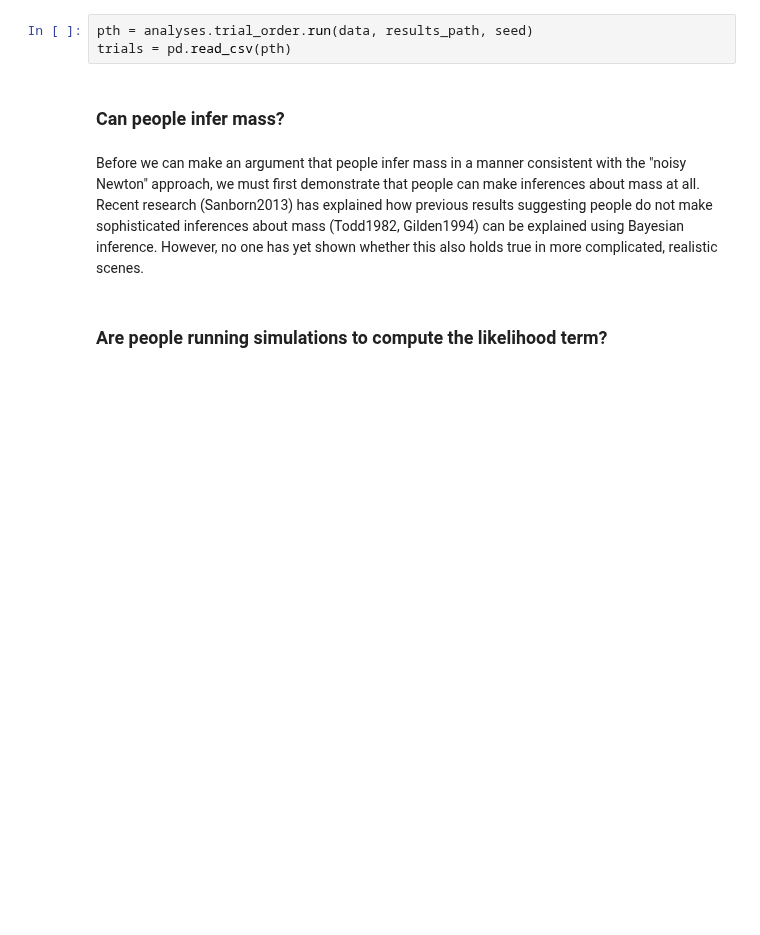
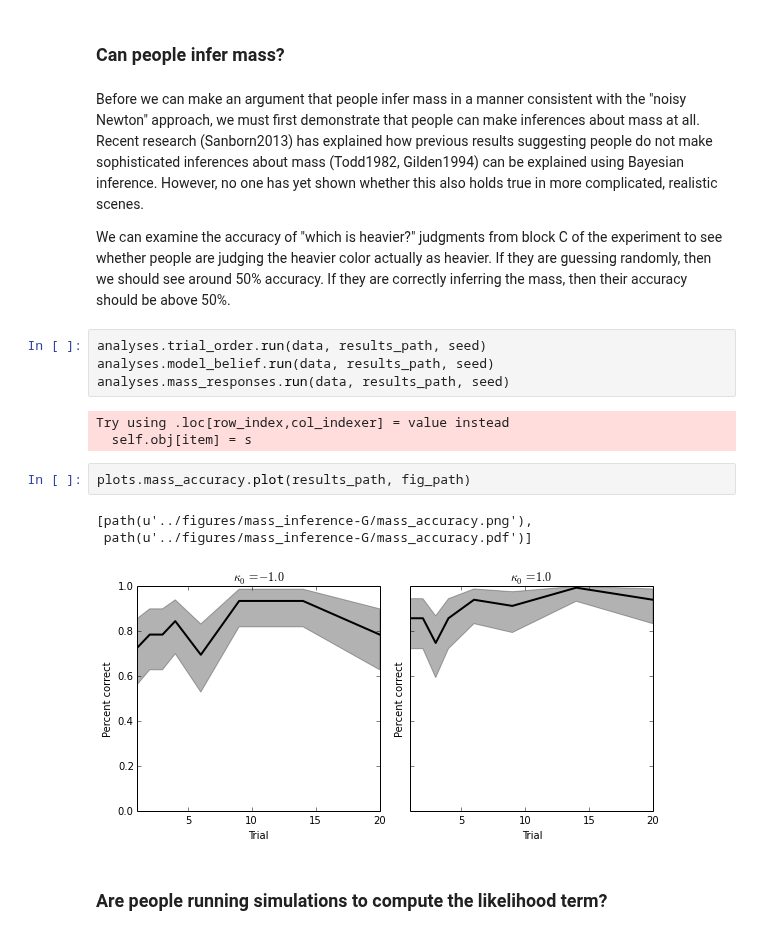
Before and after one commit to berkeley-cocosci/mass-inference, a Jupyter notebook: analysis/analysis.ipynb, the cells around one changed output. Saved outputs shown, nothing was run; the diff lists cells and outputs as text; blank space fills up the shorter version.

Commit message:
Add mass_accuracy and model_belief plots

```diff
--- a/analysis/analysis.ipynb
+++ b/analysis/analysis.ipynb
@@ -135,12 +135,24 @@ pd.read_csv(pth).set_index(['block', 'X', 'Y'])
 |  | ModelIS | Human | 0.156910 | 0.434117 | 0.656734 |
 |  | ModelS | Human | 0.659157 | 0.791958 | 0.877993 |
 6 rows × 3 columns
-# %%
-pth = analyses.trial_order.run(data, results_path, seed)
-trials = pd.read_csv(pth)
 # %% [markdown]
 ### Can people infer mass?
 # %% [markdown]
 Before we can make an argument that people infer mass in a manner consistent with the "noisy Newton" approach, we must first demonstrate that people can make inferences about mass at all. Recent research (Sanborn2013) has explained how previous results suggesting people do not make sophisticated inferences about mass (Todd1982, Gilden1994) can be explained using Bayesian inference. However, no one has yet shown whether this also holds true in more complicated, realistic scenes.
+
+We can examine the accuracy of "which is heavier?" judgments from block C of the experiment to see whether people are judging the heavier color actually as heavier. If they are guessing randomly, then we should see around 50% accuracy. If they are correctly inferring the mass, then their accuracy should be above 50%.
+# %%
+analyses.trial_order.run(data, results_path, seed)
+analyses.model_belief.run(data, results_path, seed)
+analyses.mass_responses.run(data, results_path, seed)
+# %% [output]
+Try using .loc[row_index,col_indexer] = value instead
+  self.obj[item] = s
+# %%
+plots.mass_accuracy.plot(results_path, fig_path)
+# %% [output]
+[path(u'../figures/mass_inference-G/mass_accuracy.png'),
+ path(u'../figures/mass_inference-G/mass_accuracy.pdf')]
+[figure, added]
 # %% [markdown]
 ### Are people running simulations to compute the likelihood term?
```
Also changed, not shown: parts of 1 cell of this notebook, 4 other files.
